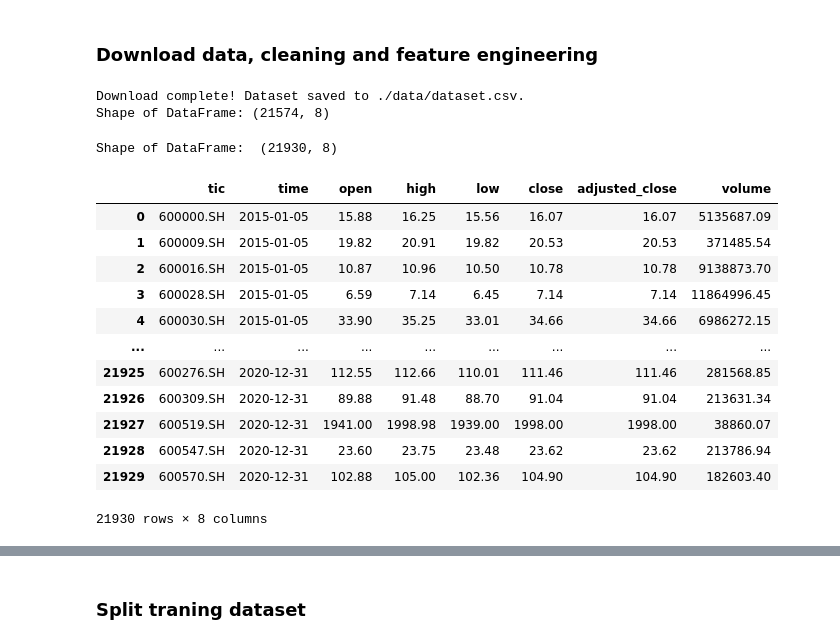
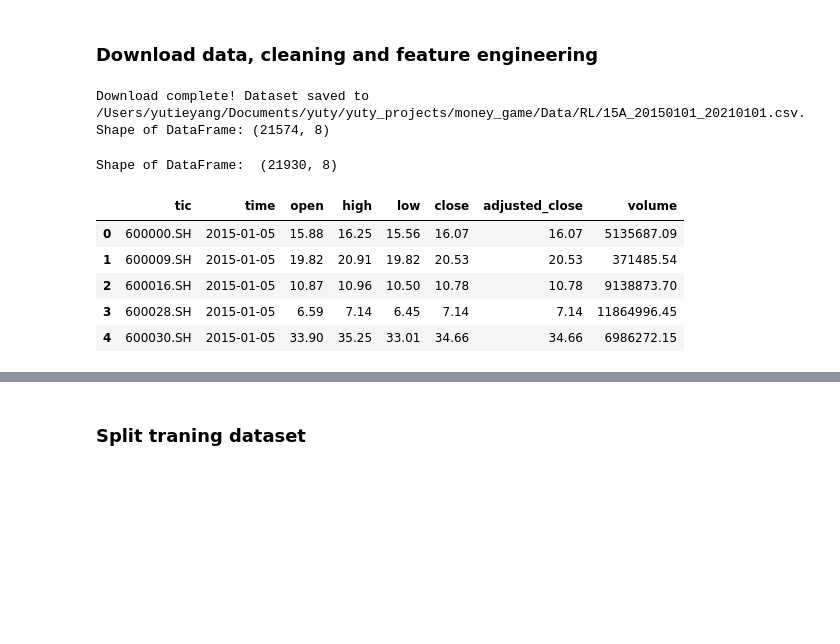
Before and after one commit to tellyoung/money_game, a Jupyter notebook: RL/yuty_FinRL/FinRL_China_A_Share_Market.ipynb, the cells around one changed output, grey strips where cells are left out. Cells and saved outputs as stored; diff of their text form; code cells hidden in the pictures; blank space fills up the shorter version.

```diff
--- a/RL/yuty_FinRL/FinRL_China_A_Share_Market.ipynb
+++ b/RL/yuty_FinRL/FinRL_China_A_Share_Market.ipynb
@@ -82,8 +87,9 @@ ticket_list=['600000.SH', '600009.SH', '600016.SH', '600028.SH', '600030.SH',
 
 train_start_date='2015-01-01'
 train_stop_date='2019-08-01'
+
 val_start_date='2019-08-01'
-val_stop_date='2021-01-03'
+val_stop_date='2021-01-01'
 
 token='27080ec403c0218f96f388bca1b1d85329d563c91a43672239619ef5'
 # %%
@@ -93,29 +99,22 @@ ts_processor = Tushare(data_source="tushare",
                                    end_date=val_stop_date,
                                    time_interval="1d",
                                    token=token)
-ts_processor.download_data(ticker_list=ticket_list)
+ts_processor.download_data(ticker_list=ticket_list, save_path=os.path.join(data_path, "RL/15A_20150101_20210101.csv"))
 # %% [output]
-Download complete! Dataset saved to ./data/dataset.csv.
+Download complete! Dataset saved to /Users/yutieyang/Documents/yuty/yuty_projects/money_game/Data/RL/15A_20150101_20210101.csv.
 Shape of DataFrame: (21574, 8)
 # %%
 ts_processor.clean_data()
 ts_processor.fillna()
-ts_processor.dataframe
+ts_processor.dataframe.head()
 # %% [output]
 Shape of DataFrame:  (21930, 8)
 |  | tic | time | open | high | low | close | adjusted_close | volume |
 | 0 | 600000.SH | 2015-01-05 | 15.88 | 16.25 | 15.56 | 16.07 | 16.07 | 5135687.09 |
 | 1 | 600009.SH | 2015-01-05 | 19.82 | 20.91 | 19.82 | 20.53 | 20.53 | 371485.54 |
 | 2 | 600016.SH | 2015-01-05 | 10.87 | 10.96 | 10.50 | 10.78 | 10.78 | 9138873.70 |
 | 3 | 600028.SH | 2015-01-05 | 6.59 | 7.14 | 6.45 | 7.14 | 7.14 | 11864996.45 |
 | 4 | 600030.SH | 2015-01-05 | 33.90 | 35.25 | 33.01 | 34.66 | 34.66 | 6986272.15 |
-| ... | ... | ... | ... | ... | ... | ... | ... | ... |
-| 21925 | 600276.SH | 2020-12-31 | 112.55 | 112.66 | 110.01 | 111.46 | 111.46 | 281568.85 |
-| 21926 | 600309.SH | 2020-12-31 | 89.88 | 91.48 | 88.70 | 91.04 | 91.04 | 213631.34 |
-| 21927 | 600519.SH | 2020-12-31 | 1941.00 | 1998.98 | 1939.00 | 1998.00 | 1998.00 | 38860.07 |
-| 21928 | 600547.SH | 2020-12-31 | 23.60 | 23.75 | 23.48 | 23.62 | 23.62 | 213786.94 |
-| 21929 | 600570.SH | 2020-12-31 | 102.88 | 105.00 | 102.36 | 104.90 | 104.90 | 182603.40 |
-21930 rows × 8 columns
 # %%
 # add_technical_indicator
 ts_processor.add_technical_indicator(config.INDICATORS)
```
Also changed, not shown: parts of 12 cells of this notebook, 29 other files.
